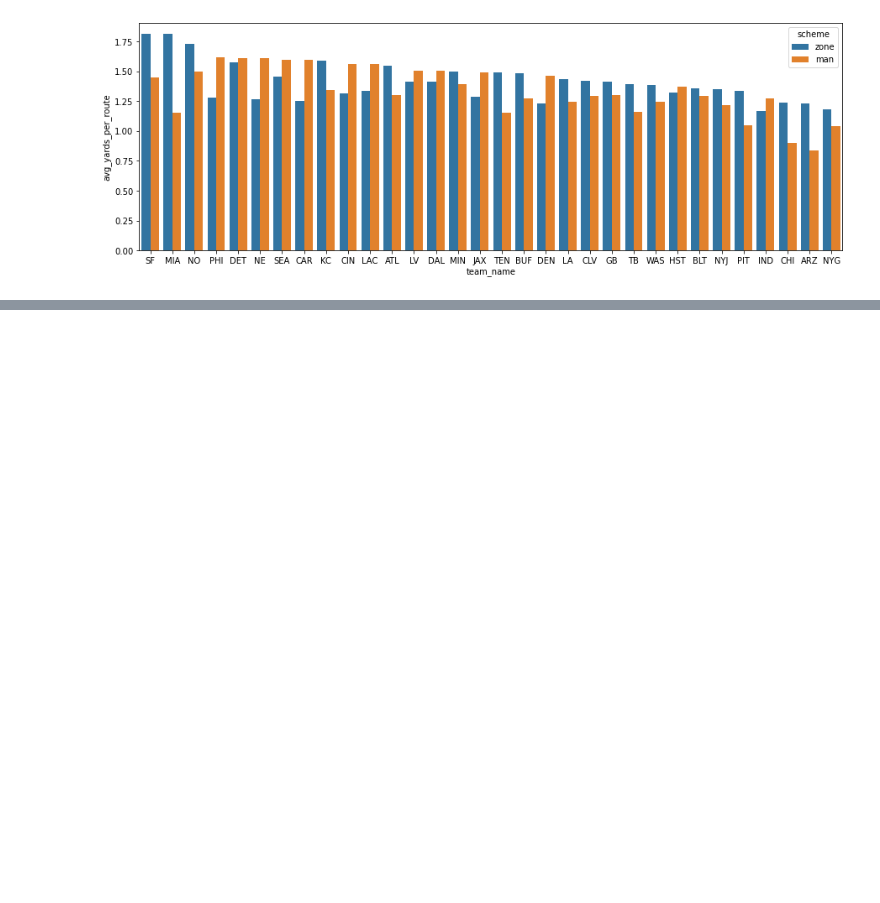
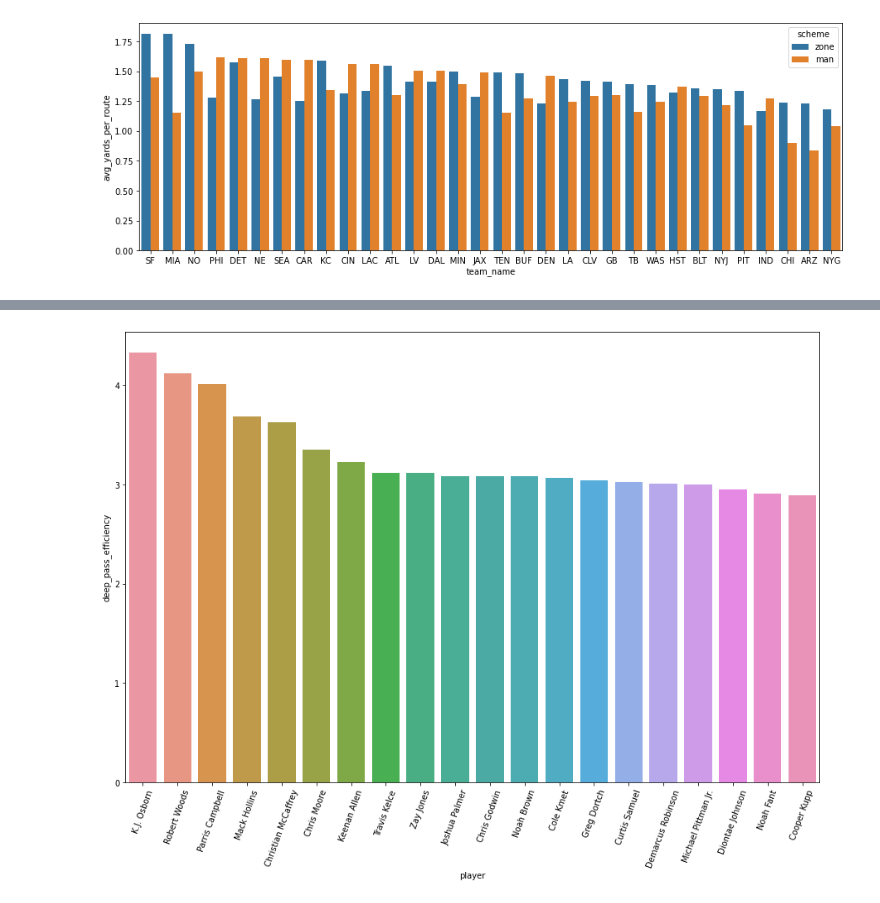
Before and after one commit to kchander92/NYCDSA-Data-Analysis-Project, a Jupyter notebook: Data Analysis Project Krishnan Chander.ipynb, the cells around one changed output, grey strips where cells are left out. Drawn from its saved outputs; the diff is of its cells as text; code cells hidden in the pictures; blank space fills up the shorter version.

```diff
--- a/Data Analysis Project Krishnan Chander.ipynb
+++ b/Data Analysis Project Krishnan Chander.ipynb
@@ -577,0 +639,3 @@ sb.boxplot(data=receiving_summary, x='receptions')
+# %%
+top_100_target_depth['deep_pass_efficiency'] = top_100_target_depth['deep_yards_perc'] / top_100_target_depth['deep_recs_perc']
+top_100_target_depth
@@ -577,0 +656,6 @@ sb.boxplot(data=receiving_summary, x='receptions')
+# %%
+plt.figure(figsize=(15, 10))
+sb.barplot(data=top_100_target_depth.sort_values(by='deep_pass_efficiency', ascending=False).head(20), x='player', y='deep_pass_efficiency')
+plt.xticks(rotation=70);
+# %% [output]
+[figure, added]
```
Also changed, not shown: parts of 16 cells of this notebook.
